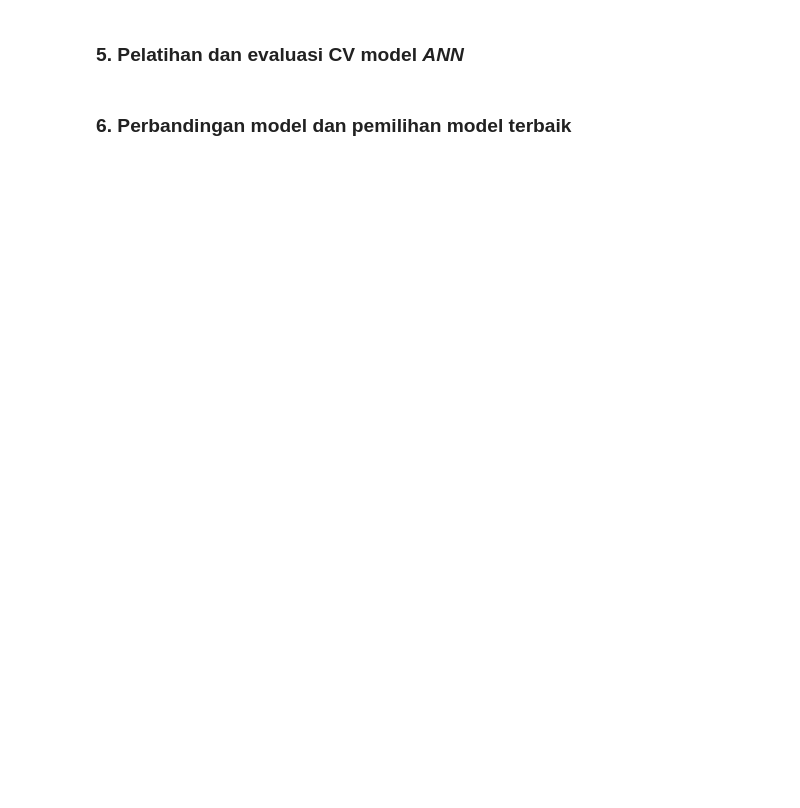
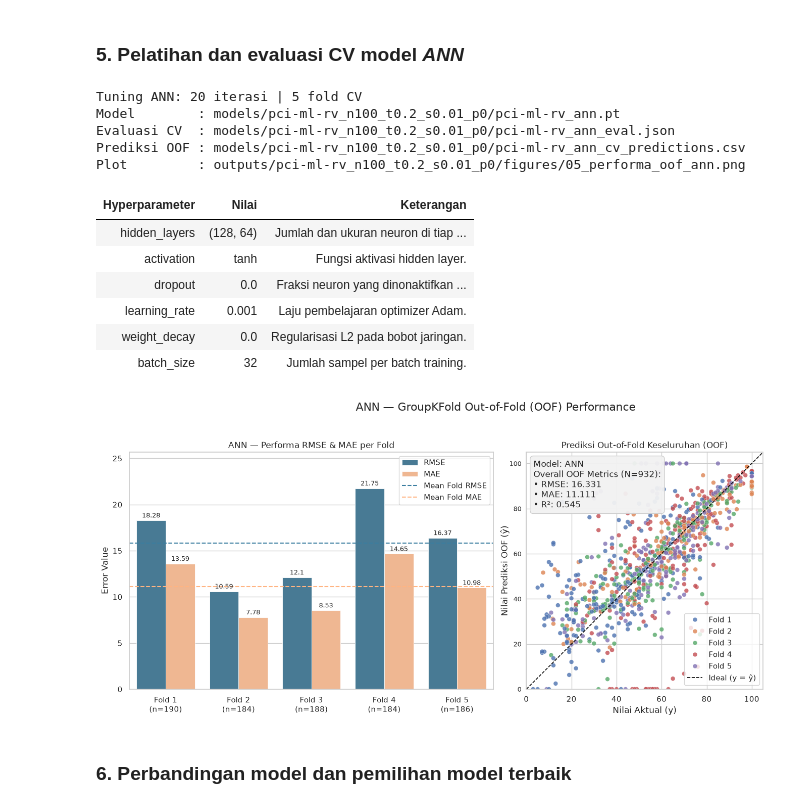
Before and after one commit to naimdoubU/pci-ml, a Jupyter notebook: pci-ml-26.ipynb, the cells around one changed output. Cells and saved outputs as stored; diff of their text form; code cells hidden in the pictures; blank space fills up the shorter version.

```diff
--- a/pci-ml-26.ipynb
+++ b/pci-ml-26.ipynb
@@ -268,34 +323,48 @@ ANN_SEARCH_SPACE = {
 }
 ann_candidates = ParameterSampler(ANN_SEARCH_SPACE, n_iter=ANN_N_ITER, random_state=SEED)
 ann_best_mae, ann_best_params, ann_oof = best_ann_candidate(
     ann_candidates, train_features, train_pci, SEED, CV_FOLDS,
     epochs=ANN_EPOCHS, patience=ANN_PATIENCE,
 )
 release("ann_candidates")
 
 # Evaluasi cross-validation dari prediksi out-of-fold
 ann_cv = cv_metrics(train_pci, ann_oof, CV_FOLDS)
 
 # Training model final pada seluruh data latih
 tuned_ann = train_ann(
     ann_best_params, train_features, train_pci, SEED,
     epochs=ANN_EPOCHS, patience=ANN_PATIENCE,
 )
 
 # Simpan model, input evaluasi, metrik CV, dan prediksi OOF
 save_ann(tuned_ann, DATASET, SPLIT_PARAMS, features=features)
 save_eval_inputs("ann", DATASET, SPLIT_PARAMS, ann_best_params, ANN_SEARCH_SPACE, ann_best_mae, ann_oof)
 ann_cv_file = save_cv_predictions(
     "ann", DATASET, SPLIT_PARAMS, ann_oof, train_pci, train_road_info, CV_FOLDS
 )
-ann_plot_file = figure_path("05_performa_oof_ann.png", SPLIT_PARAMS)
+ann_plot_file = figure_path("05_performa_oof_ann.png", DATASET, SPLIT_PARAMS)
 print(f"Plot         : {ann_plot_file.relative_to(ROOT_DIR).as_posix()}")
 save_cv_outputs("ann", DATASET, SPLIT_PARAMS, ann_cv, ann_cv_file, ann_plot_file)
 release("tuned_ann")
 
 # Tampilkan hyperparameter terbaik dan gambar plot CV (tanpa data test)
 display(HTML(ann_param_table(ann_best_params, ANN_SEARCH_SPACE)))
 plot_cv_oof(train_pci, ann_oof, CV_FOLDS, model_name="ANN", save_path=ann_plot_file)
+# %% [output]
+Tuning ANN: 20 iterasi | 5 fold CV
+Model        : models/pci-ml-rv_n100_t0.2_s0.01_p0/pci-ml-rv_ann.pt
+Evaluasi CV  : models/pci-ml-rv_n100_t0.2_s0.01_p0/pci-ml-rv_ann_eval.json
+Prediksi OOF : models/pci-ml-rv_n100_t0.2_s0.01_p0/pci-ml-rv_ann_cv_predictions.csv
+Plot         : outputs/pci-ml-rv_n100_t0.2_s0.01_p0/figures/05_performa_oof_ann.png
+| Hyperparameter | Nilai | Keterangan |
+| hidden_layers | (128, 64) | Jumlah dan ukuran neuron di tiap ... |
+| activation | tanh | Fungsi aktivasi hidden layer. |
+| dropout | 0.0 | Fraksi neuron yang dinonaktifkan ... |
+| learning_rate | 0.001 | Laju pembelajaran optimizer Adam. |
+| weight_decay | 0.0 | Regularisasi L2 pada bobot jaringan. |
+| batch_size | 32 | Jumlah sampel per batch training. |
+[figure, added]
 # %% [markdown]
 ### **6. Perbandingan model dan pemilihan model terbaik**
 # %%
```
Also changed, not shown: parts of 9 cells of this notebook, 39 other files.
